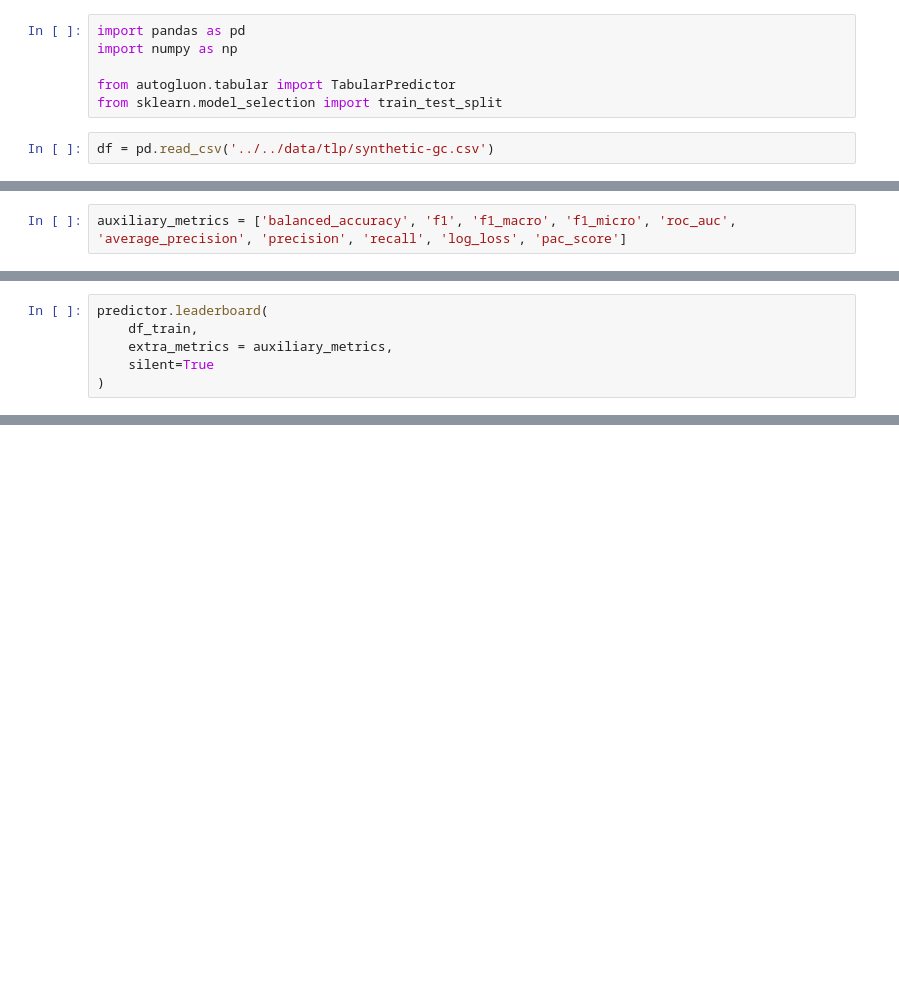
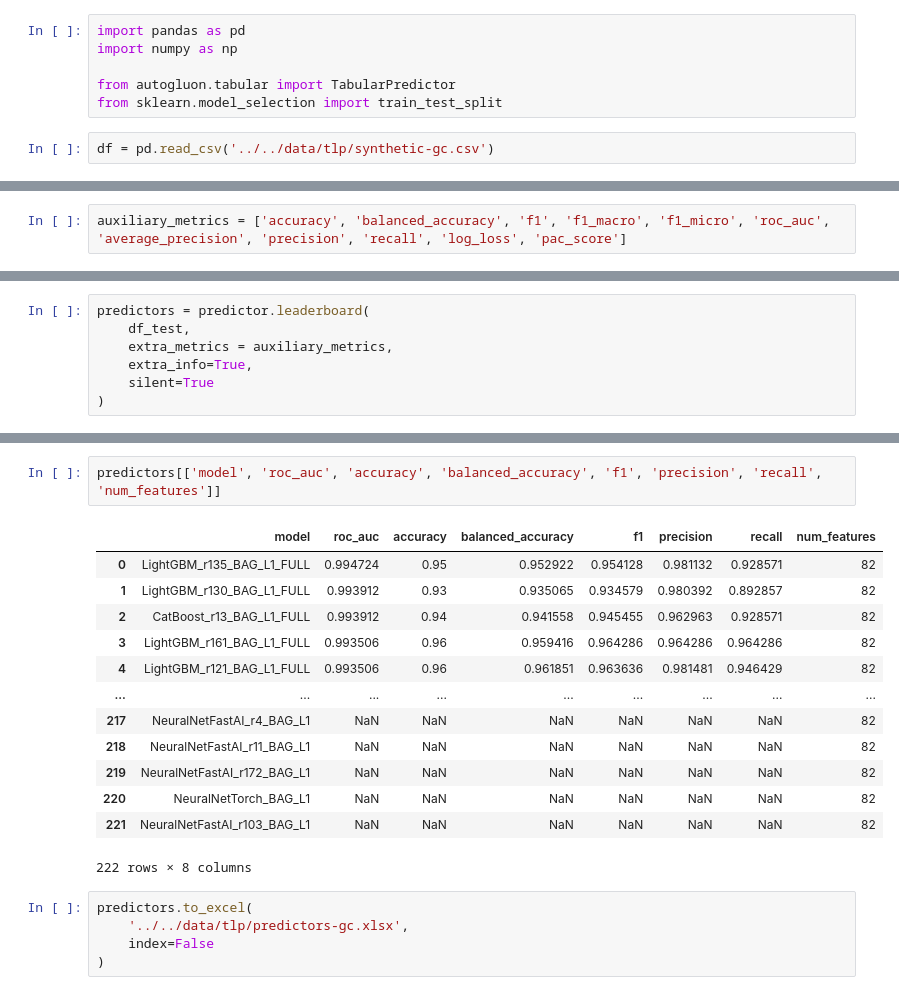
Before and after one commit to jgalanl/synthetic-data, a Jupyter notebook: autogluon/tlp/autogluon_tlp_synthetic_gc.ipynb, the cells around one changed output, grey strips where cells are left out. Cells and saved outputs as stored; diff of their text form; blank space fills up the shorter version.

```diff
--- a/autogluon/tlp/autogluon_tlp_synthetic_gc.ipynb
+++ b/autogluon/tlp/autogluon_tlp_synthetic_gc.ipynb
@@ -197,5 +189,5 @@ Plot summary of models saved to file: AutogluonModels/synthetic/gc/v1SummaryOfMo
 # %%
-auxiliary_metrics = ['balanced_accuracy', 'f1', 'f1_macro', 'f1_micro', 'roc_auc', 'average_precision', 'precision', 'recall', 'log_loss', 'pac_score']
+auxiliary_metrics = ['accuracy', 'balanced_accuracy', 'f1', 'f1_macro', 'f1_micro', 'roc_auc', 'average_precision', 'precision', 'recall', 'log_loss', 'pac_score']
 # %%
 predictor.evaluate(
     df_test,
@@ -224,6 +220,7 @@ Evaluations on test data:
 # %%
-predictor.leaderboard(
-    df_train,
+predictors = predictor.leaderboard(
+    df_test,
     extra_metrics = auxiliary_metrics,
+    extra_info=True,
     silent=True
 )
@@ -244,3 +227,24 @@ predictor.leaderboard(
+# %%
+predictors[['model', 'roc_auc', 'accuracy', 'balanced_accuracy', 'f1', 'precision', 'recall', 'num_features']]
+# %% [output]
+|  | model | roc_auc | accuracy | balanced_accuracy | f1 | precision | recall | num_features |
+| 0 | LightGBM_r135_BAG_L1_FULL | 0.994724 | 0.95 | 0.952922 | 0.954128 | 0.981132 | 0.928571 | 82 |
+| 1 | LightGBM_r130_BAG_L1_FULL | 0.993912 | 0.93 | 0.935065 | 0.934579 | 0.980392 | 0.892857 | 82 |
+| 2 | CatBoost_r13_BAG_L1_FULL | 0.993912 | 0.94 | 0.941558 | 0.945455 | 0.962963 | 0.928571 | 82 |
+| 3 | LightGBM_r161_BAG_L1_FULL | 0.993506 | 0.96 | 0.959416 | 0.964286 | 0.964286 | 0.964286 | 82 |
+| 4 | LightGBM_r121_BAG_L1_FULL | 0.993506 | 0.96 | 0.961851 | 0.963636 | 0.981481 | 0.946429 | 82 |
+| ... | ... | ... | ... | ... | ... | ... | ... | ... |
+| 217 | NeuralNetFastAI_r4_BAG_L1 | NaN | NaN | NaN | NaN | NaN | NaN | 82 |
+| 218 | NeuralNetFastAI_r11_BAG_L1 | NaN | NaN | NaN | NaN | NaN | NaN | 82 |
+| 219 | NeuralNetFastAI_r172_BAG_L1 | NaN | NaN | NaN | NaN | NaN | NaN | 82 |
+| 220 | NeuralNetTorch_BAG_L1 | NaN | NaN | NaN | NaN | NaN | NaN | 82 |
+| 221 | NeuralNetFastAI_r103_BAG_L1 | NaN | NaN | NaN | NaN | NaN | NaN | 82 |
+222 rows × 8 columns
+# %%
+predictors.to_excel(
+    '../../data/tlp/predictors-gc.xlsx',
+    index=False
+)
 # %%
 predictor.feature_importance(data=df_train)
 # %% [output]
```
Also changed, not shown: parts of 12 cells of this notebook, 6 other files.
